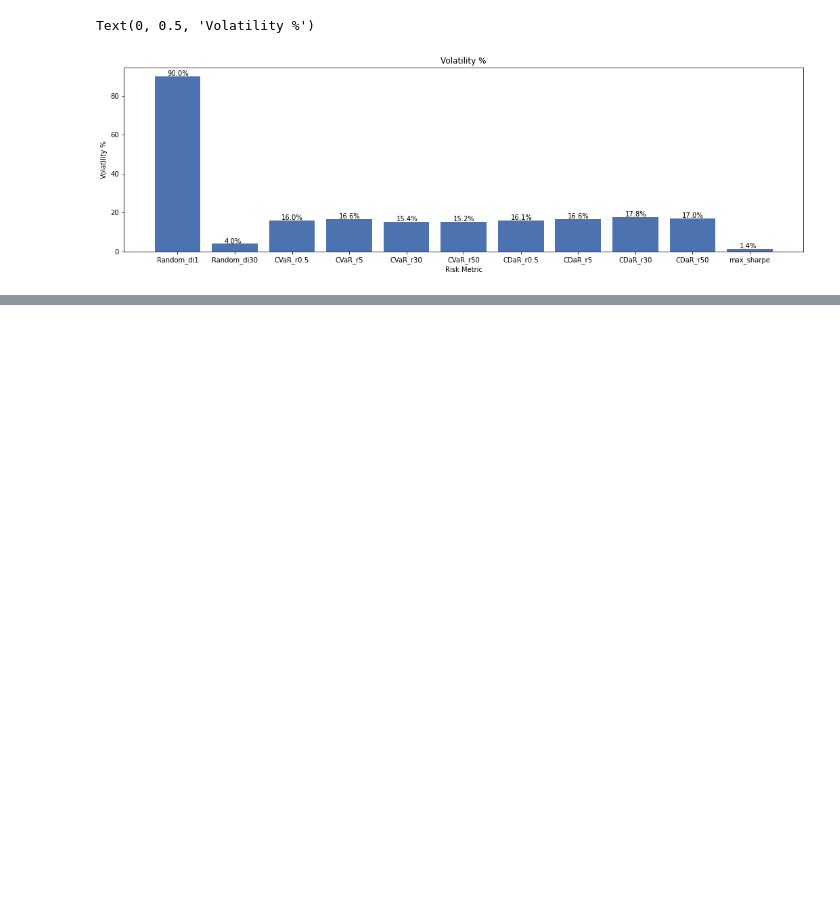
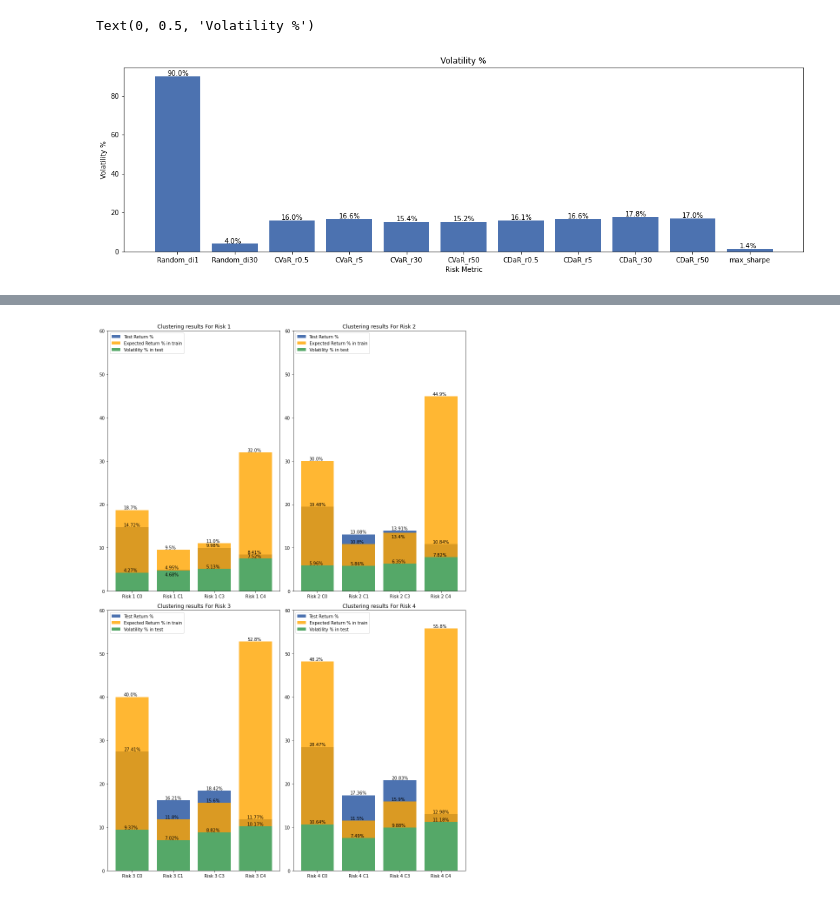
Before and after one commit to DavimenUC3M/IronIA-RoboAdvisor, a Jupyter notebook: notebooks/Test results.ipynb, the cells around one changed output, grey strips where cells are left out. Cells and saved outputs as stored; diff of their text form; code cells hidden in the pictures; blank space fills up the shorter version.

```diff
--- a/notebooks/Test results.ipynb
+++ b/notebooks/Test results.ipynb
@@ -384,0 +493,2 @@ Text(0, 0.5, 'Volatility %')
+# %%
+clustering_results_df = pd.read_csv("data/Clustering approach Results.csv")
@@ -384,0 +515,63 @@ Text(0, 0.5, 'Volatility %')
+# %%
+fig, axes = plt.subplots(ncols=2, nrows=2,figsize=(12,18))
+
+for risk_number, ax in enumerate(axes.flatten()):
+
+    x = int(0 + risk_number*5)
+    y = int(1 + risk_number*5)
+    z = int(3 + risk_number*5)
+    xz = int(4 + risk_number*5)
+    keep = [x,y,z,xz]
+
+    labels = clustering_results_df["Method"].values[keep]
+    expected_return = clustering_results_df["Expected annual return %"].values[keep]
+
+    for i,j in enumerate(expected_return):
+        expected_return[i] = float(j)
+
+    test_return = clustering_results_df["Test return %"].values[keep]
+
+    ax.bar(labels,test_return,label="Test Return %")
+
+    for index, value in enumerate(test_return):
+        ax.text(index-0.2, value+0.2, str(value)+"%")
+
+    ax.bar(labels,expected_return,label="Expected Return % in train",color="orange",alpha=0.8)
+
+    for index, value in enumerate(expected_return):
+        if risk_number == 1 and index == 2:
+            ax.text(index-0.2, value-1.2, str(value)+"%")
+        else:
+            ax.text(index-0.2, value+0.2, str(value)+"%")
+
+
+
+    ax.bar(labels,clustering_results_df["Volatility %"].values[keep],label="Volatility % in test")
+
+    for index, value in enumerate(clustering_results_df["Volatility %"].values[keep]):
+
+        if risk_number == 0 and index == 1:
+            ax.text(index-0.2, value-1.2, str(value)+"%")
+
+        else:
+            ax.text(index-0.2, value+0.2, str(value)+"%")
+
+    ax.set_title(f"Clustering results For Risk {risk_number+1}")
+
+    if risk_number+1 == 1:
+        ax.set_ylim([0, 40])
+    elif risk_number+1 == 2:
+        ax.set_ylim([0, 50])
+    elif risk_number+1 == 3:
+        ax.set_ylim([0, 60])
+    else:
+        pass
+
+    ax.set_ylim([0, 60])
+    ax.legend(loc='upper left')
+
+fig.tight_layout()
+
+pass
+# %% [output]
+[figure, added]
```
Also changed, not shown: parts of 12 cells of this notebook, 43 other files.
